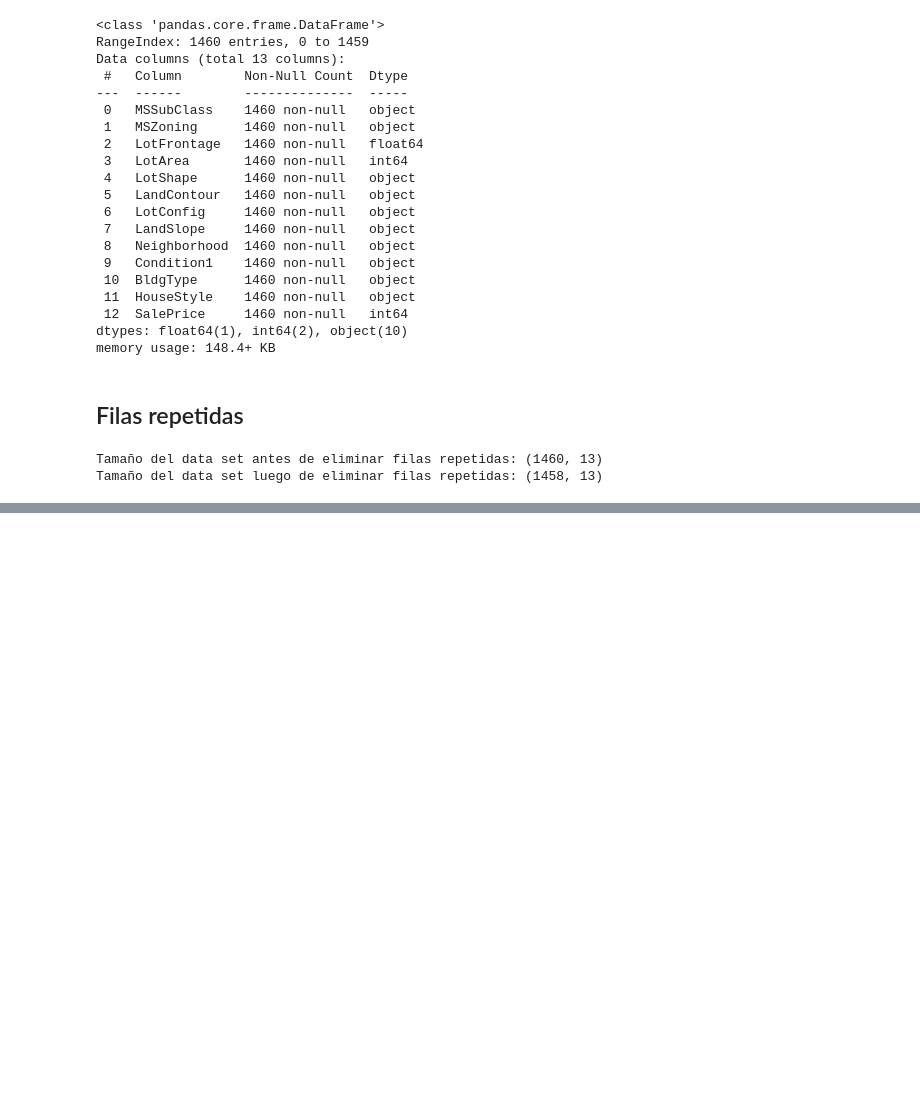
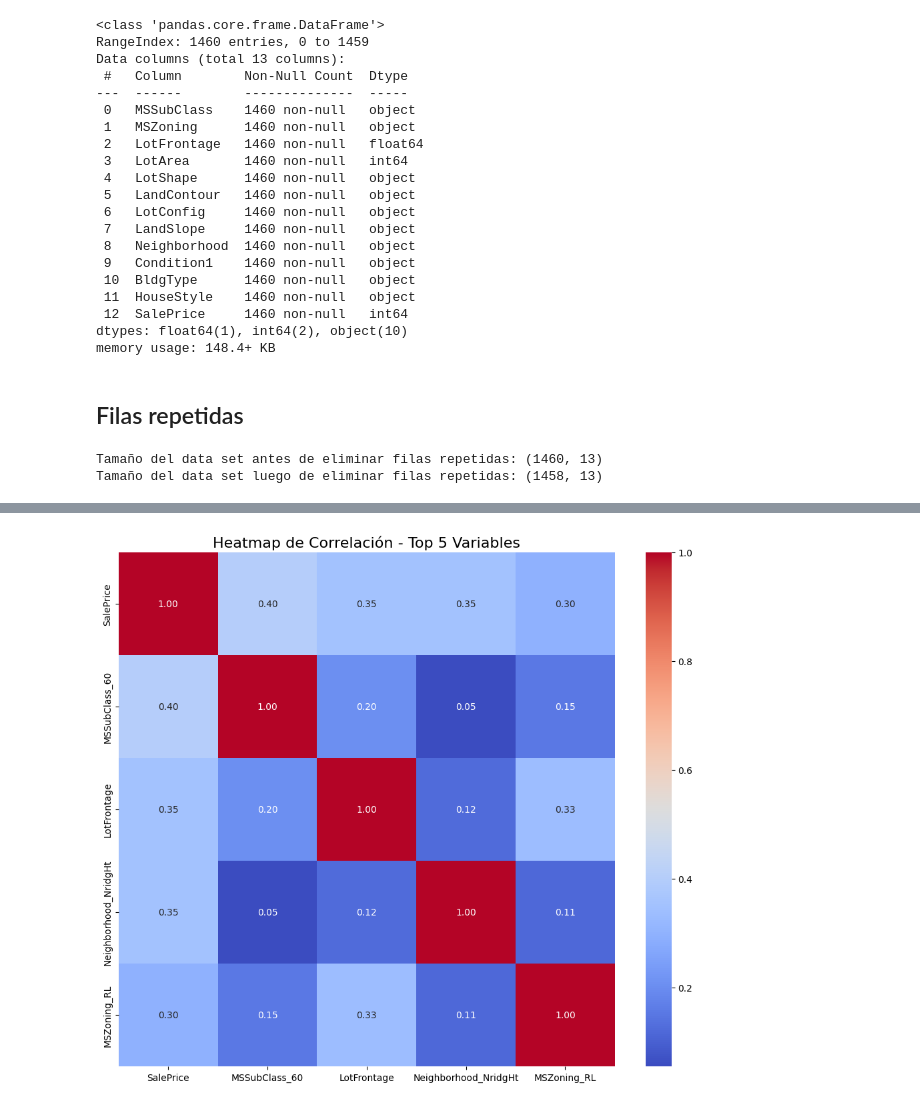
Before and after one commit to Club-CIAP/PreCIAP_2PAO_2025_Grupo2, a Jupyter notebook: notebooks/1.0-gts-data-preparation.ipynb, the cells around one changed output, grey strips where cells are left out. Drawn from its saved outputs; the diff is of its cells as text; code cells hidden in the pictures; blank space fills up the shorter version.

```diff
--- a/notebooks/1.1-gts-data-cleaning.ipynb
+++ b/notebooks/1.0-gts-data-preparation.ipynb
@@ -526,0 +660,3 @@ df.to_csv(train_interim_path, index=False)
+# %%
+corr_matrix = df_features.corr()
+print(corr_matrix)
@@ -526,0 +681,6 @@ df.to_csv(train_interim_path, index=False)
+# %%
+sale_corr = corr_matrix['SalePrice'].sort_values(ascending=False)
+N_FEATURES = 5
+top_features = sale_corr.head(N_FEATURES).index
+print(f"Top {N_FEATURES} variables más correlacionadas con SalePrice:")
+print(sale_corr.head(N_FEATURES))
@@ -526,0 +695,14 @@ df.to_csv(train_interim_path, index=False)
+# %%
+top_corr_matrix = df_features[top_features].corr()
+# %%
+plt.figure(figsize=(12, 10))
+sns.heatmap(
+    top_corr_matrix,
+    annot=True,
+    cmap='coolwarm',
+    fmt='.2f'
+)
+plt.title(f'Heatmap de Correlación - Top {N_FEATURES} Variables', fontsize=16)
+plt.show()
+# %% [output]
+[figure, added]
```
Also changed, not shown: parts of 20 cells of this notebook, 4 other files.
